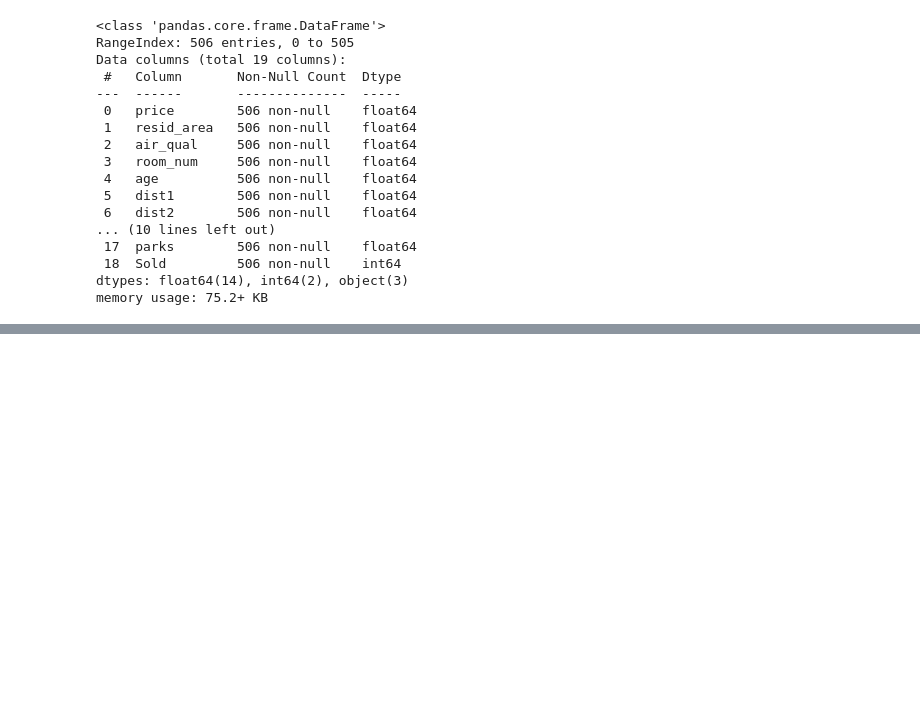
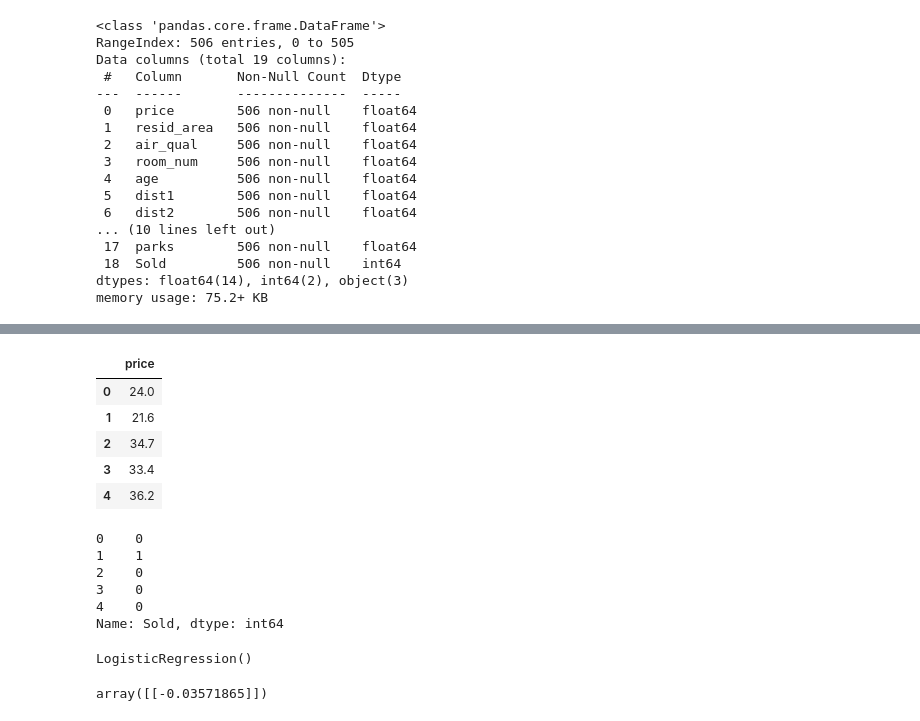
Before and after one commit to Joshi-kv/MachineLearning, a Jupyter notebook: HousePrice.ipynb, the cells around one changed output, grey strips where cells are left out. Drawn from its saved outputs; the diff is of its cells as text; code cells hidden in the pictures; blank space fills up the shorter version.

Commit message:
classification method logistic regression using sklearn method

```diff
--- a/HousePrice.ipynb
+++ b/HousePrice.ipynb
@@ -183,0 +209,22 @@ df.describe()
+# %%
+# setting dependend and independend variable
+ind_var=df[['price']]
+dep_var=df['Sold']
+# %%
+ind_var.head()
+# %% [output]
+|  | price |
+| 0 | 24.0 |
+| 1 | 21.6 |
+| 2 | 34.7 |
+| 3 | 33.4 |
+| 4 | 36.2 |
+# %%
+dep_var.head()
+# %% [output]
+0    0
+1    1
+2    0
+3    0
+4    0
+Name: Sold, dtype: int64
@@ -183,0 +237,11 @@ df.describe()
+# %%
+# fiting dependand ana independend variable to classification object
+clfs_obj.fit(ind_var,dep_var)
+# %% [output]
+LogisticRegression()
+# %%
+# finding beta one and beta zero to find probabillity
+#beta one
+clfs_obj.coef_
+# %% [output]
+array([[-0.03571865]])
```
Also changed, not shown: parts of 15 cells of this notebook.
